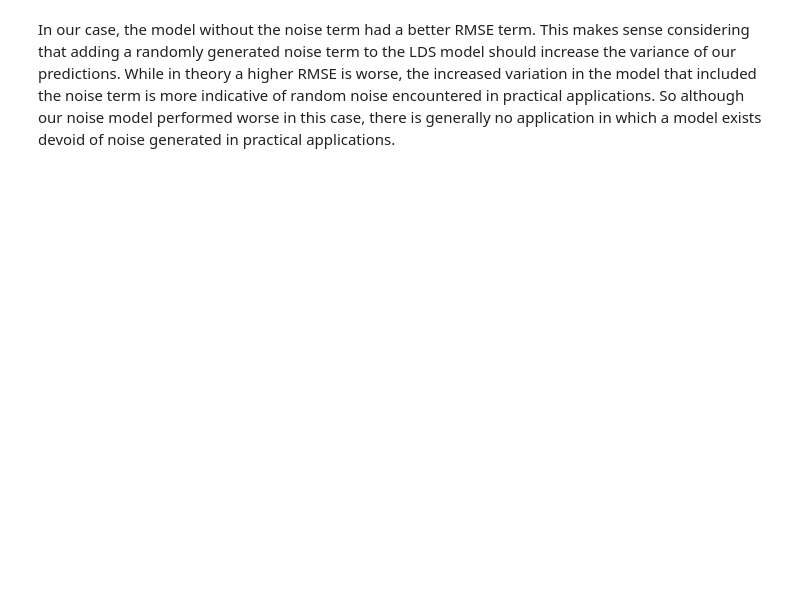
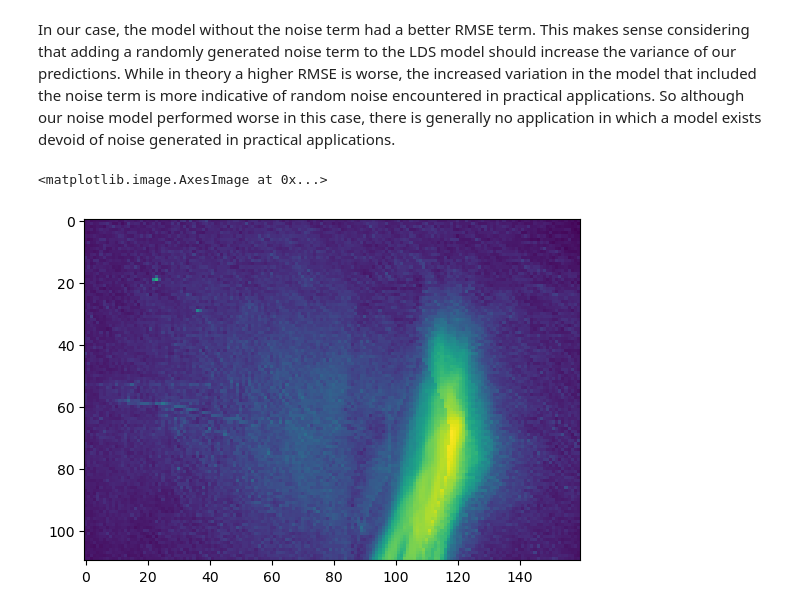
Before and after one commit to LawsonMatthew/DynamicTextures, a Jupyter notebook: dynamic_notebook.ipynb, the cells around one changed output. Cells and saved outputs as stored; diff of their text form; code cells hidden in the pictures; blank space fills up the shorter version.

Commit message:
Added frame output to notebook.

```diff
--- a/dynamic_notebook.ipynb
+++ b/dynamic_notebook.ipynb
@@ -39,3 +39,9 @@ RMSE with noise term: 9.95396824361986
 RMSE without noise term: 7.838897692460519
 # %% [markdown]
 In our case, the model without the noise term had a better RMSE term. This makes sense considering that adding a randomly generated noise term to the LDS model should increase the variance of our predictions. While in theory a higher RMSE is worse, the increased variation in the model that included the noise term is more indicative of random noise encountered in practical applications. So although our noise model performed worse in this case, there is generally no application in which a model exists devoid of noise generated in practical applications.
+# %%
+print("Predicted Frame - No Noise Term")
+plt.imshow(frame)
+# %% [output]
+<matplotlib.image.AxesImage at 0x...>
+[figure, added]
```
Also changed, not shown: parts of 2 cells of this notebook.
